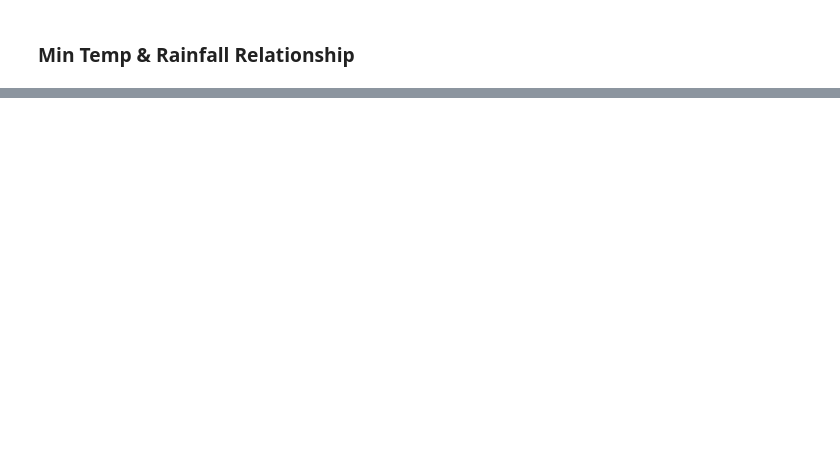
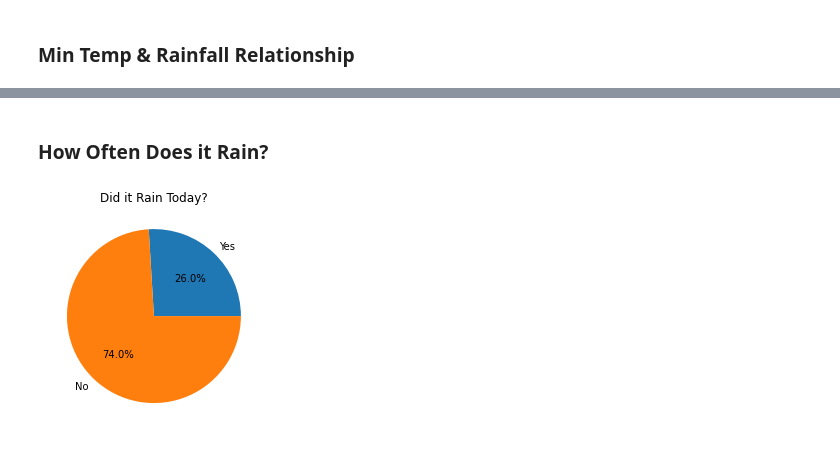
Before and after one commit to mtriebes1/CPSC_315_Semester_Project, a Jupyter notebook: EDA.ipynb, the cells around one changed output, grey strips where cells are left out. Drawn from its saved outputs; the diff is of its cells as text; code cells hidden in the pictures; blank space fills up the shorter version.

```diff
--- a/EDA.ipynb
+++ b/EDA.ipynb
@@ -57,0 +58,22 @@ utils.create_scatter_plot(x_float, y_float, labels)
+# %% [markdown]
+### How Often Does it Rain?
+# %%
+rain_data = table.get_column("RainToday", False)
+
+did_rain = 0
+didnt_rain = 0
+counts = []
+
+for i in range(len(rain_data)):
+    if (rain_data[i] != 'NA'):
+        if (rain_data[i] == 'No'):
+            didnt_rain += 1
+        elif (rain_data[i] == 'Yes'):
+            did_rain += 1
+
+counts.append(did_rain)
+counts.append(didnt_rain)
+
+utils.create_pie_chart(['Yes', 'No'], counts, "Did it Rain Today?")
+# %% [output]
+[figure, added]
```
Also changed, not shown: parts of 6 cells of this notebook.
